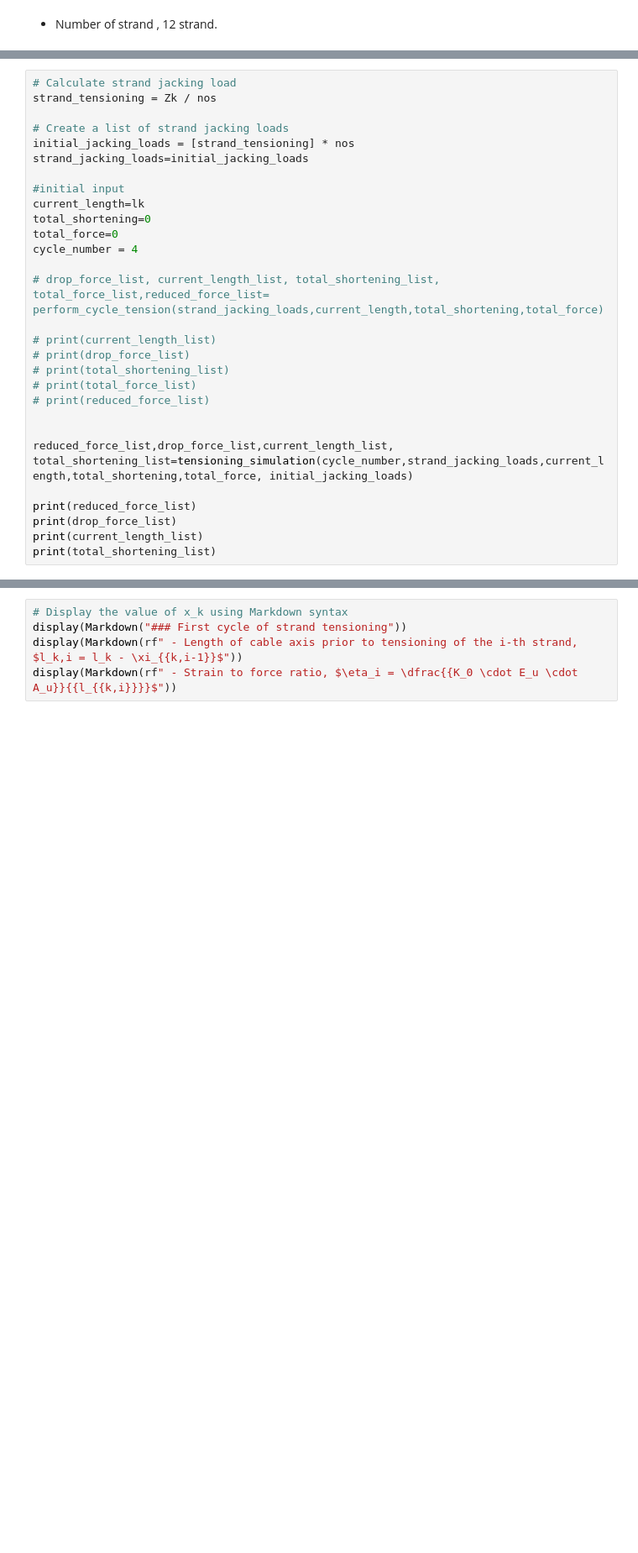
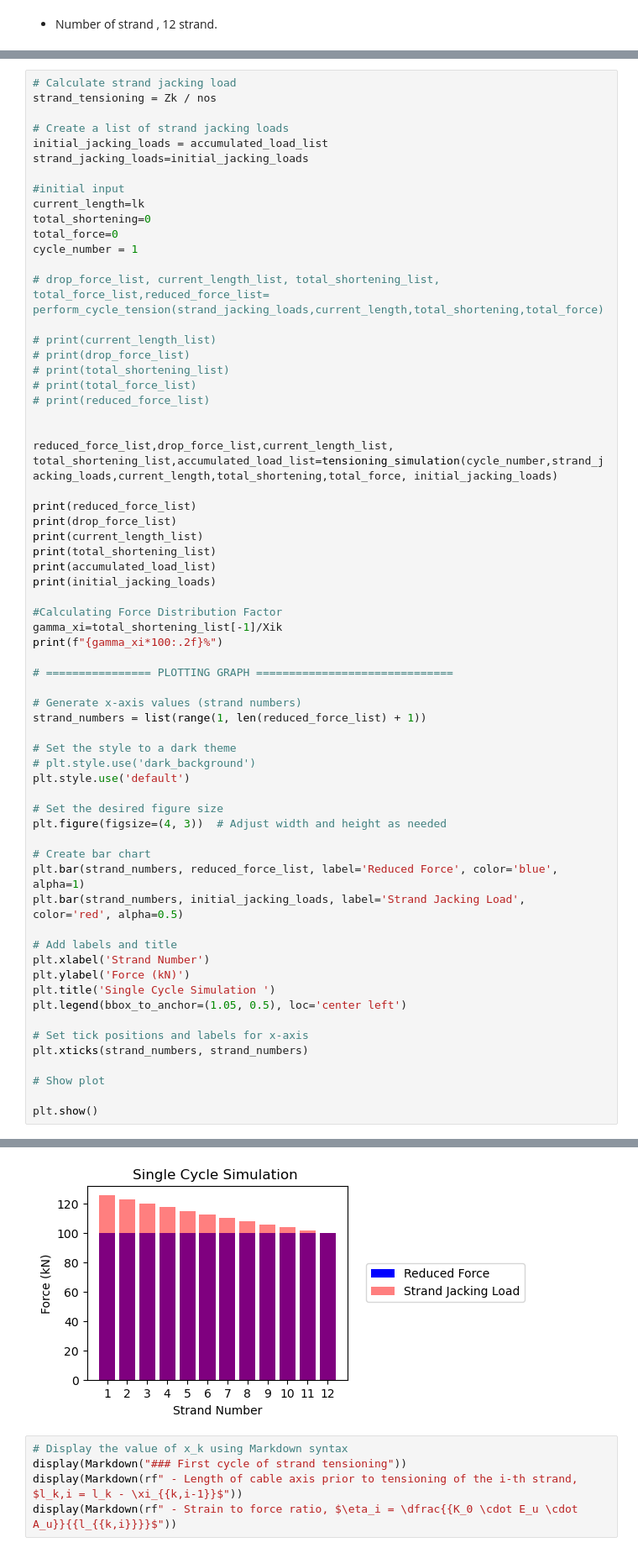
Before and after one commit to wirabinz/MonoJackingMultiStrand, a Jupyter notebook: Cable Tensioning.ipynb, the cells around one changed output, grey strips where cells are left out. Shown at 84% size. Drawn from its saved outputs; the diff is of its cells as text; blank space fills up the shorter version.

Commit message:
add features : multi iteration and single iteration

```diff
--- a/Cable Tensioning.ipynb
+++ b/Cable Tensioning.ipynb
@@ -118,14 +229,14 @@ def tensioning_simulation(cycle_number,strand_jacking_loads,current_length,total
 strand_tensioning = Zk / nos
 
 # Create a list of strand jacking loads
-initial_jacking_loads = [strand_tensioning] * nos
+initial_jacking_loads = accumulated_load_list
 strand_jacking_loads=initial_jacking_loads
 
 #initial input
 current_length=lk
 total_shortening=0
 total_force=0
-cycle_number = 4
+cycle_number = 1
 
 # drop_force_list, current_length_list, total_shortening_list, total_force_list,reduced_force_list= perform_cycle_tension(strand_jacking_loads,current_length,total_shortening,total_force)
 
@@ -136,10 +247,45 @@ cycle_number = 4
 # print(reduced_force_list)
 
 
-reduced_force_list,drop_force_list,current_length_list, total_shortening_list=tensioning_simulation(cycle_number,strand_jacking_loads,current_length,total_shortening,total_force, initial_jacking_loads)
+reduced_force_list,drop_force_list,current_length_list, total_shortening_list,accumulated_load_list=tensioning_simulation(cycle_number,strand_jacking_loads,current_length,total_shortening,total_force, initial_jacking_loads)
 
 print(reduced_force_list)
 print(drop_force_list)
 print(current_length_list)
 print(total_shortening_list)
+print(accumulated_load_list)
+print(initial_jacking_loads)
+
+#Calculating Force Distribution Factor
+gamma_xi=total_shortening_list[-1]/Xik
+print(f"{gamma_xi*100:.2f}%")
+
+# ================ PLOTTING GRAPH ==============================
+
+# Generate x-axis values (strand numbers)
+strand_numbers = list(range(1, len(reduced_force_list) + 1))
+
+# Set the style to a dark theme
+# plt.style.use('dark_background')
+plt.style.use('default')
+
+# Set the desired figure size
+plt.figure(figsize=(4, 3))  # Adjust width and height as needed
+
+# Create bar chart
+plt.bar(strand_numbers, reduced_force_list, label='Reduced Force', color='blue', alpha=1)
+plt.bar(strand_numbers, initial_jacking_loads, label='Strand Jacking Load', color='red', alpha=0.5)
+
+# Add labels and title
+plt.xlabel('Strand Number')
+plt.ylabel('Force (kN)')
+plt.title('Single Cycle Simulation ')
+plt.legend(bbox_to_anchor=(1.05, 0.5), loc='center left')
+
+# Set tick positions and labels for x-axis
+plt.xticks(strand_numbers, strand_numbers)
+
+# Show plot
+
+plt.show()
 # %% [output]
@@ -150,3 +299,4 @@ print(total_shortening_list)
+[figure, added]
 # %%
 # Display the value of x_k using Markdown syntax
 display(Markdown("### First cycle of strand tensioning"))
```
Also changed, not shown: parts of 7 cells of this notebook, 1 other file.
